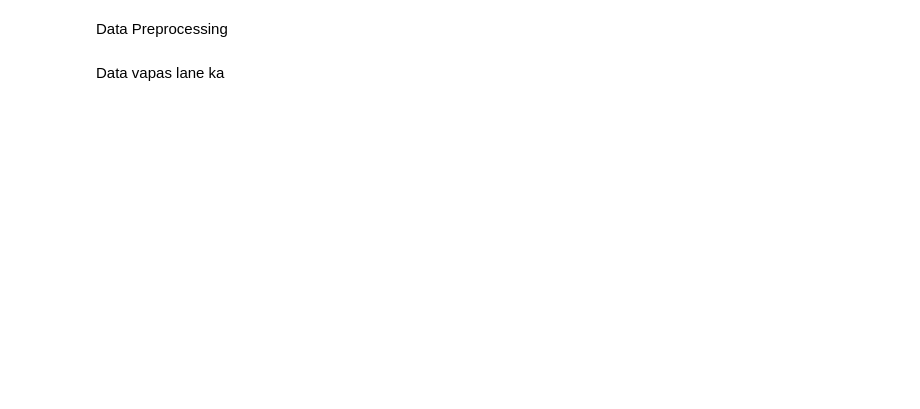
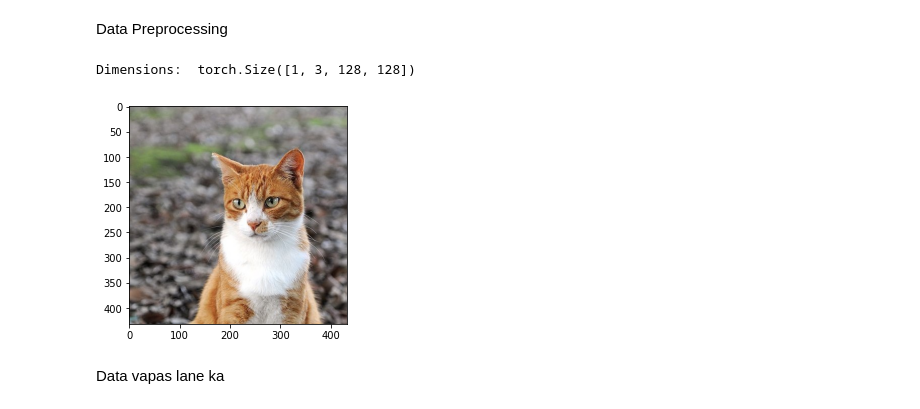
Before and after one commit to adithya-badidey/DDPM-Inpainting, a Jupyter notebook: 03_repaint_with_ddpm_fashion.ipynb, the cells around one changed output. Drawn from its saved outputs; the diff is of its cells as text; code cells hidden in the pictures; blank space fills up the shorter version.

```diff
--- a/03_repaint_with_ddpm_fashion.ipynb
+++ b/03_repaint_with_ddpm_fashion.ipynb
@@ -30,16 +28,22 @@ Data Preprocessing
 # %%
 
 image_size = 128
 transform = Compose([
     Resize(image_size),
     CenterCrop(image_size),
     ToTensor(), # turn into Numpy array of shape HWC, divide by 255
     Lambda(lambda t: (t * 2) - 1),
 
 ])
 
+image = Image.open('cat.jpg')
+plt.imshow(image)
+
 x_start = transform(image).unsqueeze(0)
-x_start.shape
+print("Dimensions: ", x_start.shape)
+# %% [output]
+Dimensions:  torch.Size([1, 3, 128, 128])
+[figure, added]
 # %% [markdown]
 Data vapas lane ka
 # %%
```
Also changed, not shown: parts of 30 cells of this notebook, 10 other files.
